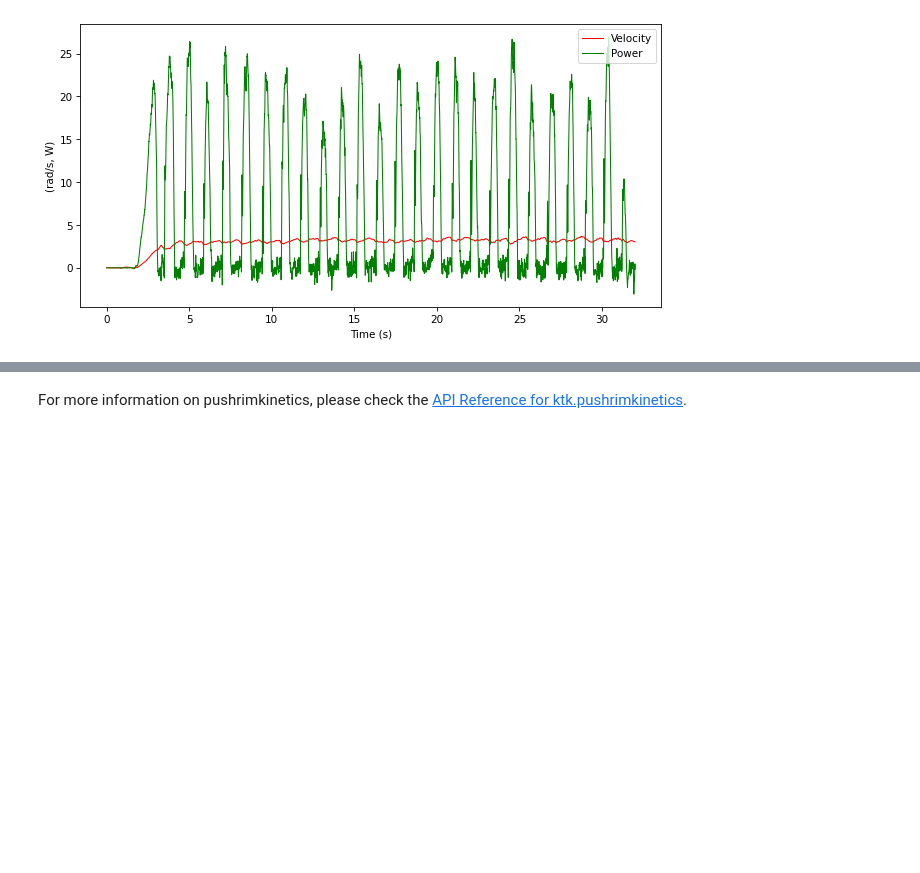
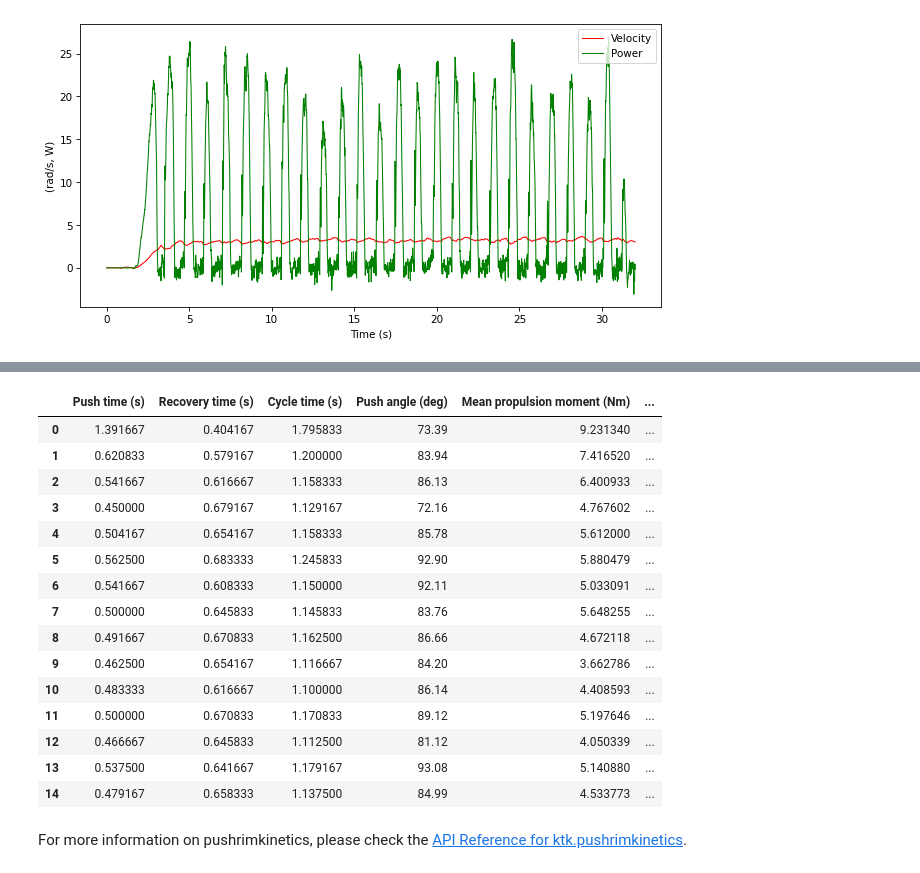
Before and after one commit to kineticstoolkit/kineticstoolkit, a Jupyter notebook: doc/pushrimkinetics.ipynb, the cells around one changed output, grey strips where cells are left out. Saved outputs shown, nothing was run; the diff lists cells and outputs as text; code cells hidden in the pictures; blank space fills up the shorter version.

```diff
--- a/doc/pushrimkinetics.ipynb
+++ b/doc/pushrimkinetics.ipynb
@@ -113,2 +142,67 @@ To make a push-by-push analysis, please consult the tutorial for [ktk.cycles](cy
+# %%
+n_cycles = 15  # Number of cycles to analyze
+
+records = []  # Init a list that will contains the results of the analysis
+
+for i_cycle in range(n_cycles):
+
+    # Get a TimeSeries that spans only the push i_push
+    ts_push = kinetics.get_ts_between_events('push', 'recovery', i_cycle, i_cycle)
+
+    # Get a TimeSeries that spans the entire cycle i_push
+    ts_cycle = kinetics.get_ts_between_events('push', '_', i_cycle, i_cycle)
+
+    # Get some spatiotemporal parameters
+    push_time = ts_push.time[-1] - ts_push.time[0]
+    cycle_time = ts_cycle.time[-1] - ts_cycle.time[0]
+    recovery_time = cycle_time - push_time
+
+    push_angle = ts_push.data['Angle'][-1] - ts_push.data['Angle'][0]
+
+    # Get some kinetic parameters
+    propulsion_moment_mean = np.mean(ts_push.data['Moments'][:, 2])
+    propulsion_moment_max = np.max(ts_push.data['Moments'][:, 2])
+
+    Ftot = np.sqrt(np.sum(ts_push.data['Forces'] ** 2, axis=0))
+    total_force_mean = np.mean(Ftot)
+    total_force_max = np.max(Ftot)
+
+    # Record this information in the records list
+    records.append({
+        'Push time (s)': push_time,
+        'Recovery time (s)': recovery_time,
+        'Cycle time (s)': cycle_time,
+        'Push angle (deg)': np.rad2deg(push_angle),
+        'Mean propulsion moment (Nm)': propulsion_moment_mean,
+        'Max propulsion moment (Nm)': propulsion_moment_max,
+        'Mean total force (N)': total_force_mean,
+        'Max total force (N)': total_force_max,
+    })
+
+# Create and show a DataFrame of this information
+df = pd.DataFrame.from_dict(records)
+
+# Copy the dataframe to the clipboard for pasting into Excel (facultative)
+df.to_clipboard()
+
+# Print the dataframe here
+df
+# %% [output]
+|  | Push time (s) | Recovery time (s) | Cycle time (s) | Push angle (deg) | Mean propulsion moment (Nm) | ... |
+| 0 | 1.391667 | 0.404167 | 1.795833 | 73.39 | 9.231340 | ... |
+| 1 | 0.620833 | 0.579167 | 1.200000 | 83.94 | 7.416520 | ... |
+| 2 | 0.541667 | 0.616667 | 1.158333 | 86.13 | 6.400933 | ... |
+| 3 | 0.450000 | 0.679167 | 1.129167 | 72.16 | 4.767602 | ... |
+| 4 | 0.504167 | 0.654167 | 1.158333 | 85.78 | 5.612000 | ... |
+| 5 | 0.562500 | 0.683333 | 1.245833 | 92.90 | 5.880479 | ... |
+| 6 | 0.541667 | 0.608333 | 1.150000 | 92.11 | 5.033091 | ... |
+| 7 | 0.500000 | 0.645833 | 1.145833 | 83.76 | 5.648255 | ... |
+| 8 | 0.491667 | 0.670833 | 1.162500 | 86.66 | 4.672118 | ... |
+| 9 | 0.462500 | 0.654167 | 1.116667 | 84.20 | 3.662786 | ... |
+| 10 | 0.483333 | 0.616667 | 1.100000 | 86.14 | 4.408593 | ... |
+| 11 | 0.500000 | 0.670833 | 1.170833 | 89.12 | 5.197646 | ... |
+| 12 | 0.466667 | 0.645833 | 1.112500 | 81.12 | 4.050339 | ... |
+| 13 | 0.537500 | 0.641667 | 1.179167 | 93.08 | 5.140880 | ... |
+| 14 | 0.479167 | 0.658333 | 1.137500 | 84.99 | 4.533773 | ... |
 # %% [markdown]
 For more information on pushrimkinetics, please check the [API Reference for ktk.pushrimkinetics](api/ktk.pushrimkinetics.rst).
```
Also changed, not shown: parts of 15 cells of this notebook, 25 other files.
